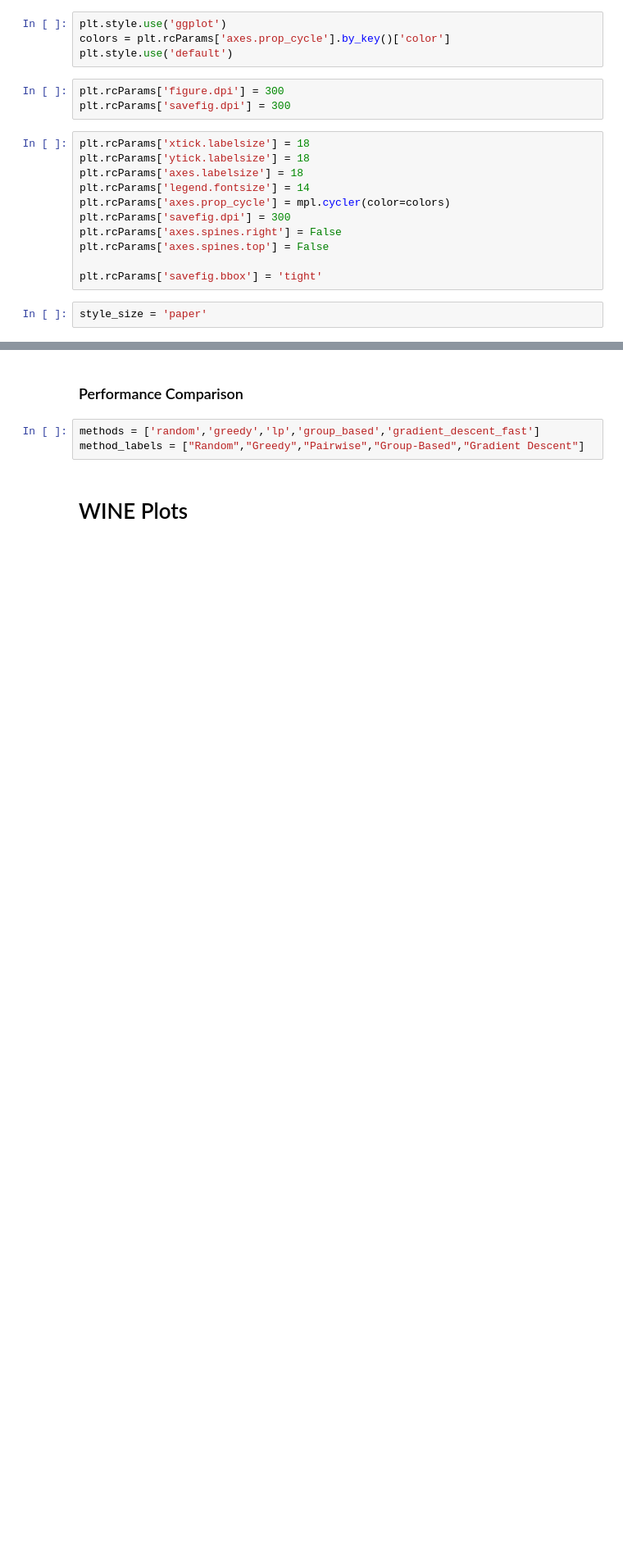
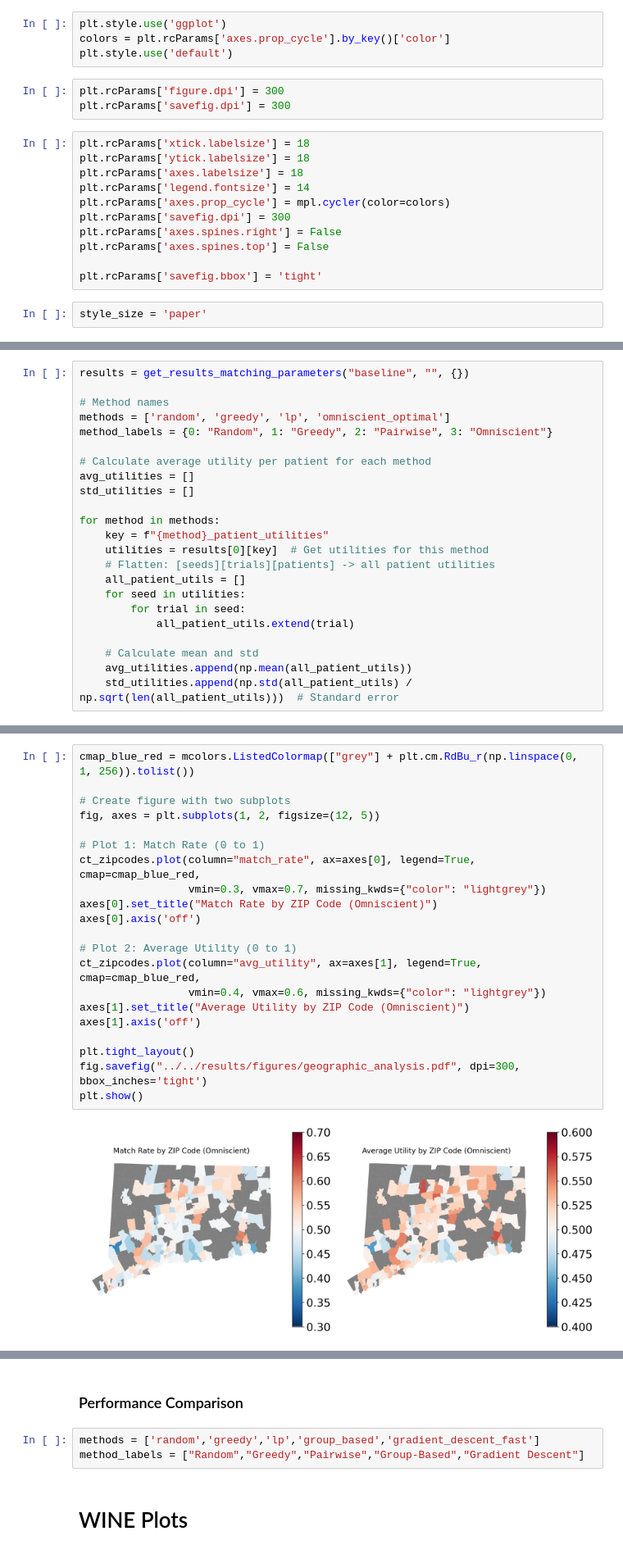
Before and after one commit to naveenr414/patient-provider, a Jupyter notebook: scripts/notebooks/Plotting.ipynb, the cells around one changed output, grey strips where cells are left out. Shown at 82% size. Saved outputs shown, nothing was run; the diff lists cells and outputs as text; blank space fills up the shorter version.

```diff
--- a/scripts/notebooks/Plotting.ipynb
+++ b/scripts/notebooks/Plotting.ipynb
@@ -46,0 +49,23 @@ style_size = 'paper'
+# %%
+results = get_results_matching_parameters("baseline", "", {})
+
+# Method names
+methods = ['random', 'greedy', 'lp', 'omniscient_optimal']
+method_labels = {0: "Random", 1: "Greedy", 2: "Pairwise", 3: "Omniscient"}
+
+# Calculate average utility per patient for each method
+avg_utilities = []
+std_utilities = []
+
+for method in methods:
+    key = f"{method}_patient_utilities"
+    utilities = results[0][key]  # Get utilities for this method
+    # Flatten: [seeds][trials][patients] -> all patient utilities
+    all_patient_utils = []
+    for seed in utilities:
+        for trial in seed:
+            all_patient_utils.extend(trial)
+
+    # Calculate mean and std
+    avg_utilities.append(np.mean(all_patient_utils))
+    std_utilities.append(np.std(all_patient_utils) / np.sqrt(len(all_patient_utils)))  # Standard error
@@ -46,0 +155,23 @@ style_size = 'paper'
+# %%
+cmap_blue_red = mcolors.ListedColormap(["grey"] + plt.cm.RdBu_r(np.linspace(0, 1, 256)).tolist())
+
+# Create figure with two subplots
+fig, axes = plt.subplots(1, 2, figsize=(12, 5))
+
+# Plot 1: Match Rate (0 to 1)
+ct_zipcodes.plot(column="match_rate", ax=axes[0], legend=True, cmap=cmap_blue_red,
+                 vmin=0.3, vmax=0.7, missing_kwds={"color": "lightgrey"})
+axes[0].set_title("Match Rate by ZIP Code (Omniscient)")
+axes[0].axis('off')
+
+# Plot 2: Average Utility (0 to 1)
+ct_zipcodes.plot(column="avg_utility", ax=axes[1], legend=True, cmap=cmap_blue_red,
+                 vmin=0.4, vmax=0.6, missing_kwds={"color": "lightgrey"})
+axes[1].set_title("Average Utility by ZIP Code (Omniscient)")
+axes[1].axis('off')
+
+plt.tight_layout()
+fig.savefig("../../results/figures/geographic_analysis.pdf", dpi=300, bbox_inches='tight')
+plt.show()
+# %% [output]
+[figure, added]
```
Also changed, not shown: parts of 21 cells of this notebook, 15 other files.
